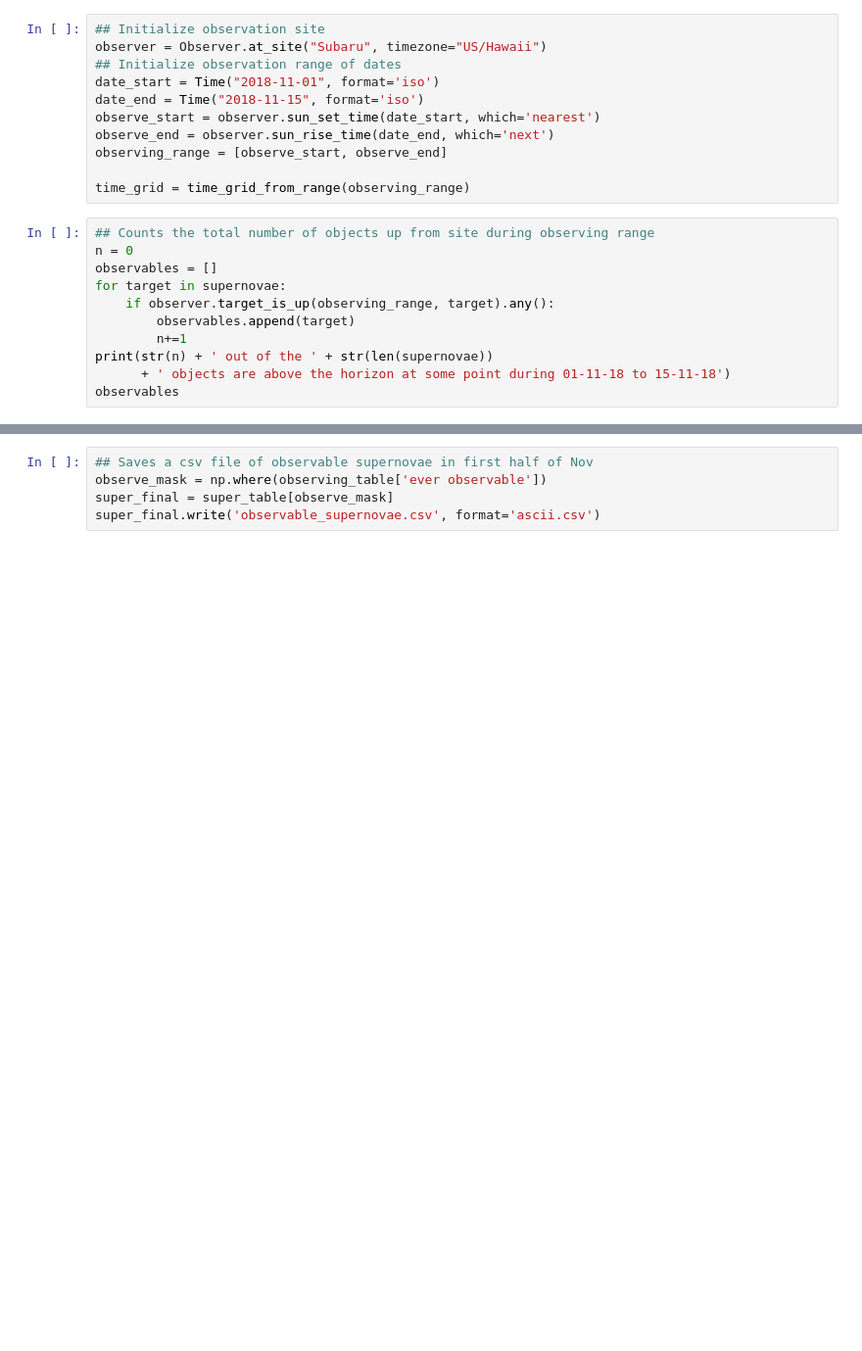
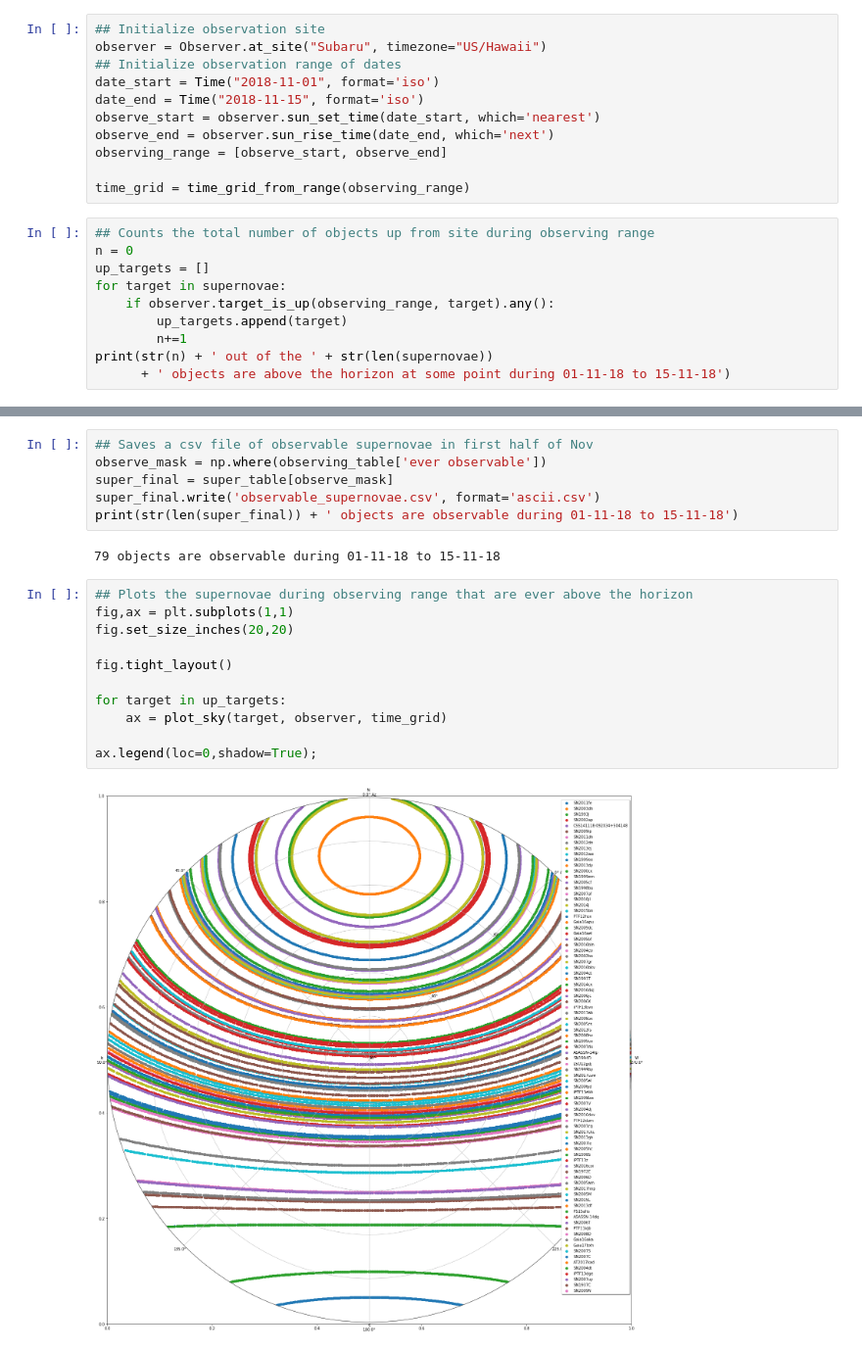
Before and after one commit to axloneal/labs_astr_480, a Jupyter notebook: oneal_axl_planning_observations.ipynb, the cells around one changed output, grey strips where cells are left out. Shown: that part at 98% size. Drawn from its saved outputs; the diff is of its cells as text; blank space fills up the shorter version.

Commit message:
added plot and constraints and final saved list of observables

```diff
--- a/oneal_axl_planning_observations.ipynb
+++ b/oneal_axl_planning_observations.ipynb
@@ -64,13 +65,12 @@ time_grid = time_grid_from_range(observing_range)
 # %%
 ## Counts the total number of objects up from site during observing range
 n = 0
-observables = []
+up_targets = []
 for target in supernovae:
     if observer.target_is_up(observing_range, target).any():
-        observables.append(target)
+        up_targets.append(target)
         n+=1
 print(str(n) + ' out of the ' + str(len(supernovae))
       + ' objects are above the horizon at some point during 01-11-18 to 15-11-18')
-observables
 # %% [output]
 87 out of the 99 objects are above the horizon at some point during 01-11-18 to 15-11-18
@@ -121,3 +84,19 @@ observing_table = observability_table(constraints, observer, supernovae, time_ra
 observe_mask = np.where(observing_table['ever observable'])
 super_final = super_table[observe_mask]
 super_final.write('observable_supernovae.csv', format='ascii.csv')
+print(str(len(super_final)) + ' objects are observable during 01-11-18 to 15-11-18')
+# %% [output]
+79 objects are observable during 01-11-18 to 15-11-18
+# %%
+## Plots the supernovae during observing range that are ever above the horizon
+fig,ax = plt.subplots(1,1)
+fig.set_size_inches(20,20)
+
+fig.tight_layout()
+
+for target in up_targets:
+    ax = plot_sky(target, observer, time_grid)
+
+ax.legend(loc=0,shadow=True);
+# %% [output]
+[figure, added]
```
Also changed, not shown: parts of 3 cells of this notebook.
